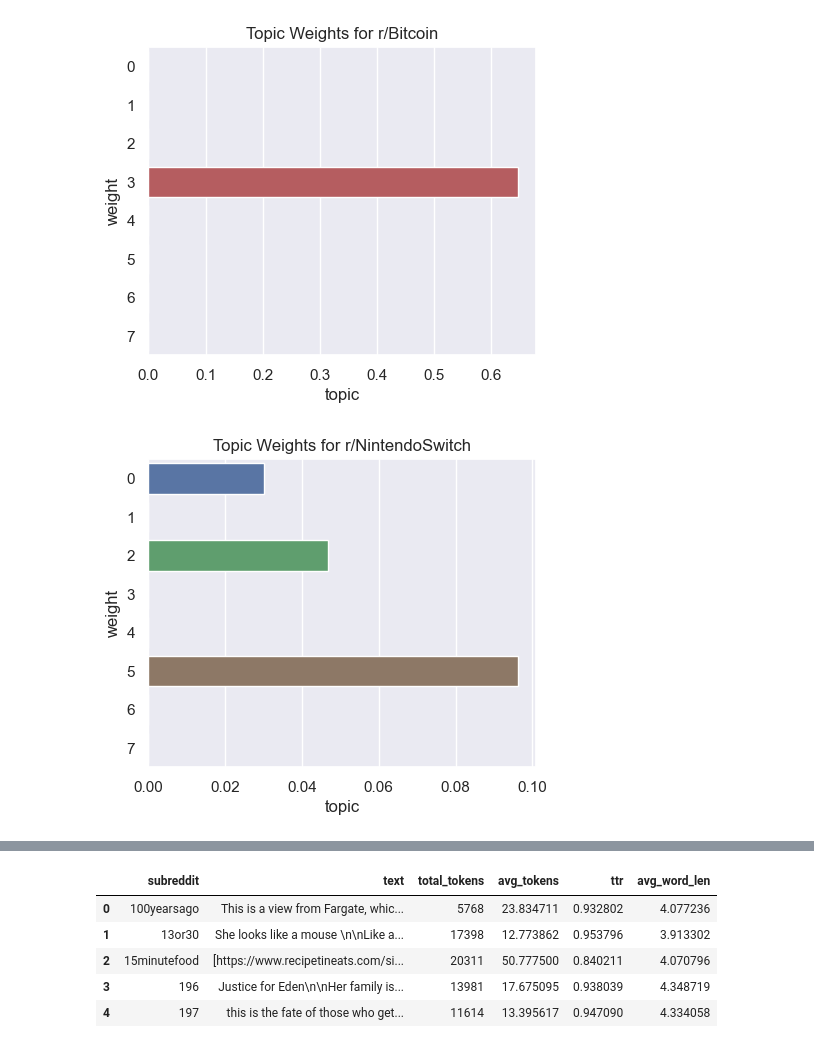
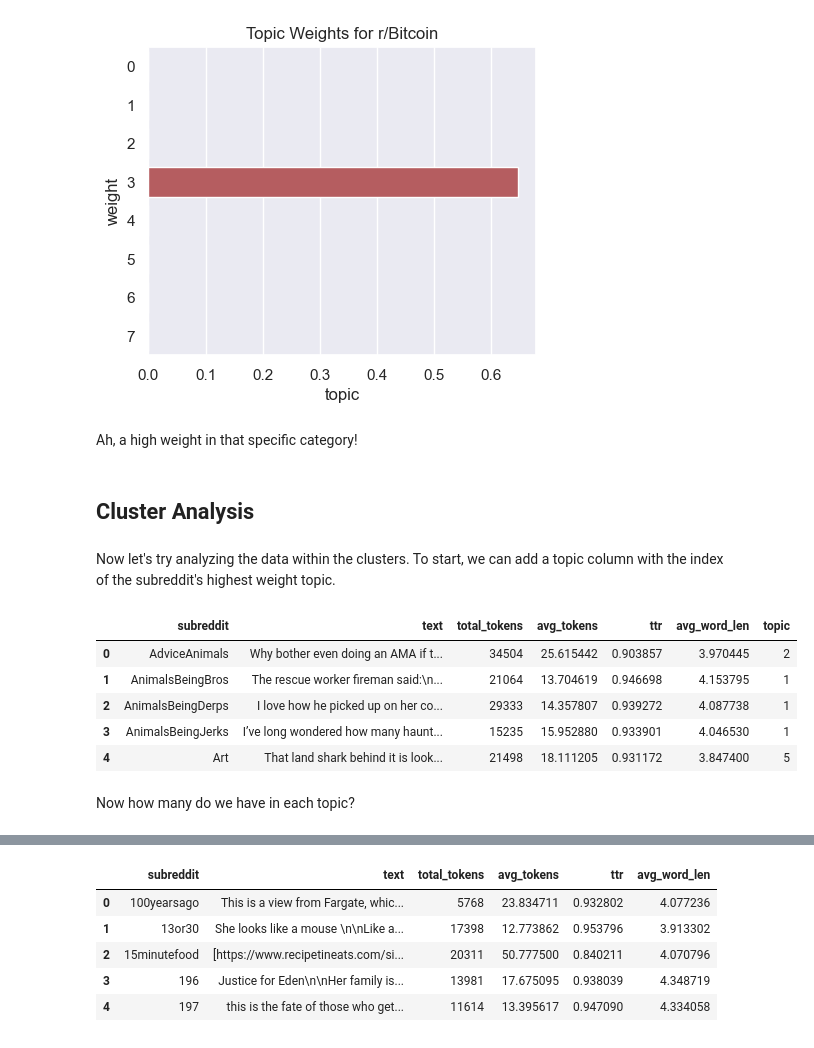
Before and after one commit to Data-Science-for-Linguists-2024/subreddit-clustering, a Jupyter notebook: notebooks/clustering.ipynb, the cells around one changed output, grey strips where cells are left out. Cells and saved outputs as stored; diff of their text form; code cells hidden in the pictures.

Commit message:
finalize clustering notebook

```diff
--- a/notebooks/clustering.ipynb
+++ b/notebooks/clustering.ipynb
@@ -319,7 +344,21 @@ plot_topics("AskReddit", subreddits, nmf_W)
 plot_topics("Bitcoin", subreddits, nmf_W)
 # %% [output]
 [figure]
-# %%
-plot_topics("NintendoSwitch", subreddits, nmf_W)
-# %% [output]
-[figure, removed]
+# %% [markdown]
+Ah, a high weight in that specific category!
+# %% [markdown]
+## Cluster Analysis
+# %% [markdown]
+Now let's try analyzing the data within the clusters. To start, we can add a topic column with the index of the subreddit's highest weight topic.
+# %%
+subreddits["topic"] = np.argmax(nmf_W, axis=1)
+subreddits.head()
+# %% [output]
+|  | subreddit | text | total_tokens | avg_tokens | ttr | avg_word_len | topic |
+| 0 | AdviceAnimals | Why bother even doing an AMA if t... | 34504 | 25.615442 | 0.903857 | 3.970445 | 2 |
+| 1 | AnimalsBeingBros | The rescue worker fireman said:\n... | 21064 | 13.704619 | 0.946698 | 4.153795 | 1 |
+| 2 | AnimalsBeingDerps | I love how he picked up on her co... | 29333 | 14.357807 | 0.939272 | 4.087738 | 1 |
+| 3 | AnimalsBeingJerks | I’ve long wondered how many haunt... | 15235 | 15.952880 | 0.933901 | 4.046530 | 1 |
+| 4 | Art | That land shark behind it is look... | 21498 | 18.111205 | 0.931172 | 3.847400 | 5 |
+# %% [markdown]
+Now how many do we have in each topic?
```
Also changed, not shown: parts of 40 cells of this notebook.
